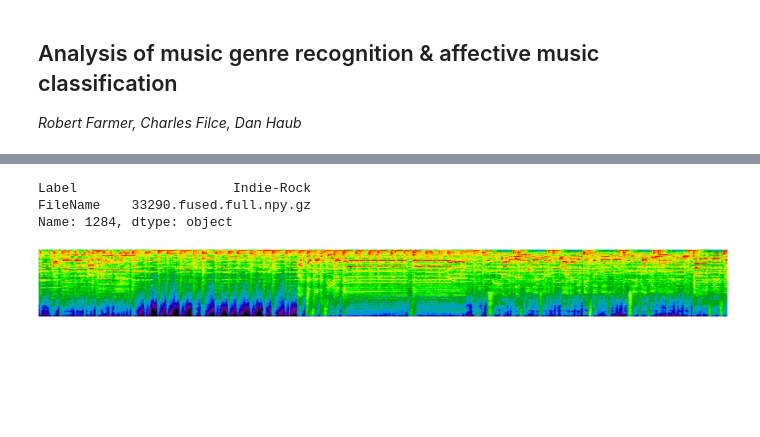
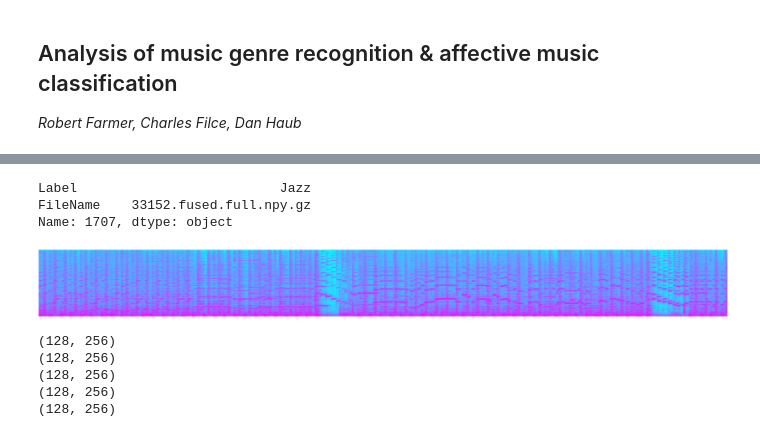
Before and after one commit to danshaub/Spectography, a Jupyter notebook: Music_Spec.ipynb, the cells around one changed output, grey strips where cells are left out. Drawn from its saved outputs; the diff is of its cells as text; code cells hidden in the pictures; blank space fills up the shorter version.

```diff
--- a/Music_Spec.ipynb
+++ b/Music_Spec.ipynb
@@ -47,7 +49,7 @@ def openSpec(fileName=None, fileObj=None, attr=None):
   if attr:
     fileObj = getFile(attr[0],attr[1])
   with gzip.GzipFile(filename=fileName, fileobj=fileObj, mode='r') as f:
-    return np.load(f)[:128]
+    return np.flip(np.load(f)[:128], 0)
 
 # Displays spectrogram for a given song
 # Takes an ndarray of spectrogram data and a compression value
@@ -55,9 +57,17 @@ def openSpec(fileName=None, fileObj=None, attr=None):
 def viewSpec(spec, compression=3):
   plt.figure(figsize = (spec.shape[1]/(2**compression), spec.shape[0]/(2**compression)))
   plt.imshow(spec, interpolation='nearest', aspect='auto')
-  plt.set_cmap('nipy_spectral')
+  plt.set_cmap('cool')
   plt.axis('off')
   plt.show()
+
+def splitSpec(spec):
+  frames = []
+  for i in range(0, spec.shape[1], 256):
+    frame = spec[:,i:i+256]
+    if frame.shape[1] == 256:
+      frames.append(frame)
+  return frames
 # %%
 spec = openSpec(attr=('Classical', '41410.fused.full.npy.gz'))
 viewSpec(spec)
@@ -82,15 +113,26 @@ test.head()
 # %%
 import random
 
 indx = random.randint(0, len(full)-1)
 row = full.iloc[indx]
 
 print(row)
 
 # This is how the data from the dataset is accessed
-viewSpec(openSpec(attr=(row['Label'],row['FileName'])))
+spec = openSpec(attr=(row['Label'],row['FileName']))
+viewSpec(spec)
 # %% [output]
-Label                    Indie-Rock
-FileName    33290.fused.full.npy.gz
-Name: 1284, dtype: object
+Label                          Jazz
+FileName    33152.fused.full.npy.gz
+Name: 1707, dtype: object
-[figure, old version]
+[figure, new version]
+# %%
+sps = splitSpec(spec)
+for sp in sps:
+  print(sp.shape)
+# %% [output]
+(128, 256)
+(128, 256)
+(128, 256)
+(128, 256)
+(128, 256)
```
Also changed, not shown: parts of 5 cells of this notebook.
